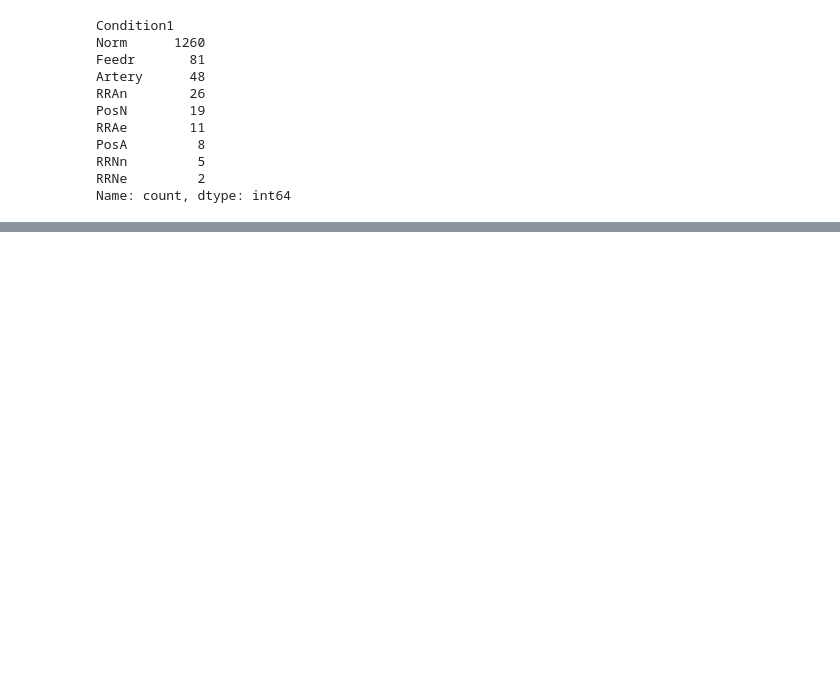
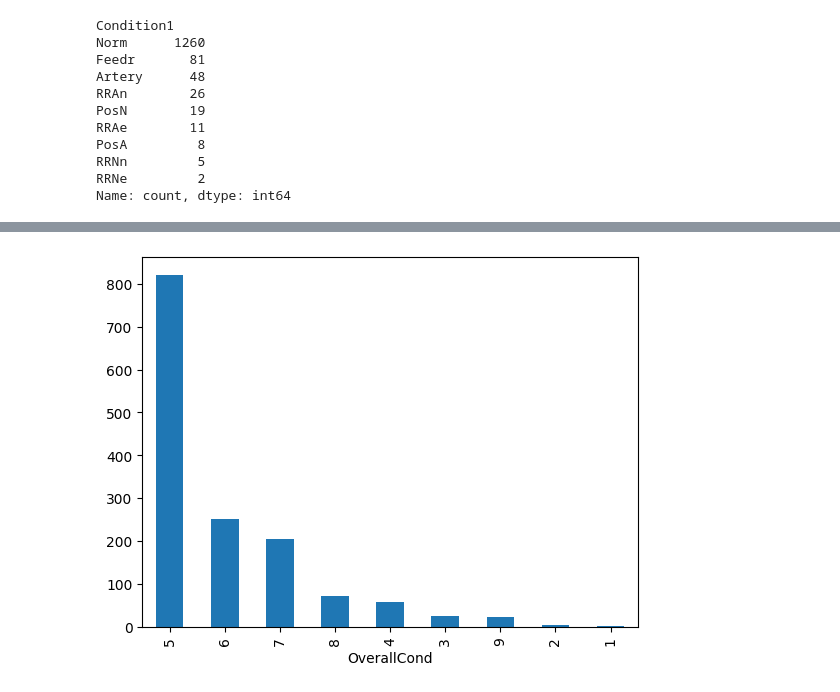
Before and after one commit to kaustubhnair02/OrionInternship-23, a Jupyter notebook: notebooks/EDA.ipynb, the cells around one changed output, grey strips where cells are left out. Cells and saved outputs as stored; diff of their text form; code cells hidden in the pictures; blank space fills up the shorter version.

```diff
--- a/notebooks/EDA.ipynb
+++ b/notebooks/EDA.ipynb
@@ -275,0 +293,9 @@ Name: count, dtype: int64
+# %%
+
+x=df["SalePrice"].value_counts()
+y=df["OverallCond"].value_counts()
+z=df["OverallQual"].value_counts()
+y.plot(kind='bar')
+plt.show()
+# %% [output]
+[figure, added]
```
Also changed, not shown: parts of 10 cells of this notebook, 5 other files.
